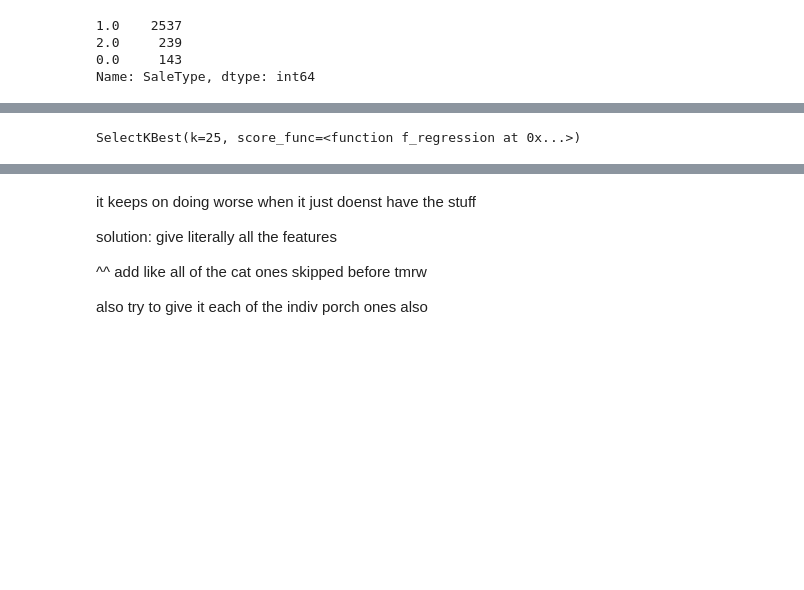
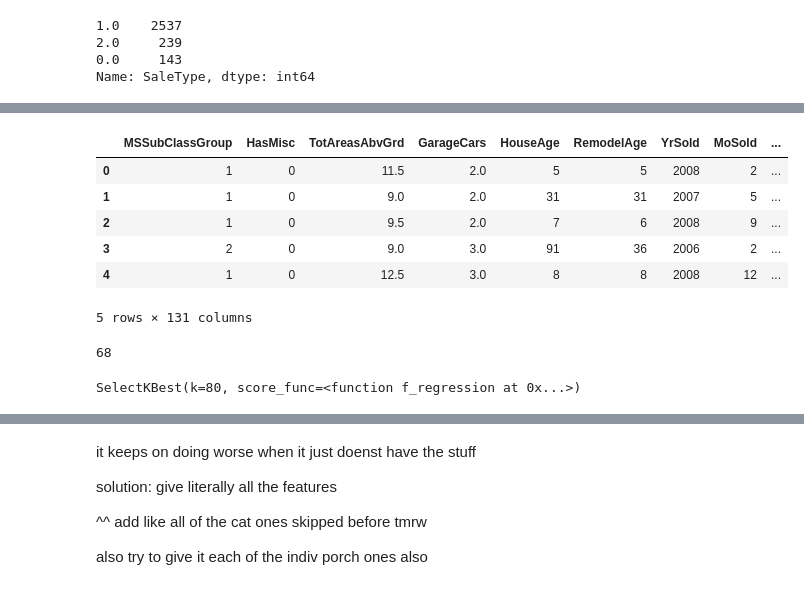
Before and after one commit to MikaO13/House-Prices-Regression, a Jupyter notebook: house_prices.ipynb, the cells around one changed output, grey strips where cells are left out. Drawn from its saved outputs; the diff is of its cells as text; code cells hidden in the pictures; blank space fills up the shorter version.

```diff
--- a/house_prices.ipynb
+++ b/house_prices.ipynb
@@ -306,3 +457,8 @@ X_test = test[features]
+# %%
+features = ['MSSubClassGroup', 'HasMisc', 'TotAreasAbvGrd', 'GarageCars', 'HouseAge', 'RemodelAge', 'YrSold', 'MoSold', 'OverallCond', 'OverallQual', 'SaleType', 'SaleCondition', 'Has2ndBsmt', 'HasPool', 'HasGravel', 'LotShape', 'LandSlope', 'HouseStyle', 'BsmtFinType1', 'BsmtFinType2', 'Electrical', 'BsmtBath', 'Bathrooms', 'BedroomAbvGr', 'KitchenAbvGr', 'TotRmsAbvGrd', 'PavedDrive', 'FenceQual', 'HasFence']
+features += areaCols + qualityCols + get_dummies_cols
+
+# features
 # %%
 len(features)
 # %% [output]
@@ -310,6 +473,23 @@ len(features)
+# %%
+X_train = pd.get_dummies(X_train, columns=get_dummies_cols)
+X_test = pd.get_dummies(X_test, columns=get_dummies_cols)
+# %%
+X_train.head()
+# %% [output]
+|  | MSSubClassGroup | HasMisc | TotAreasAbvGrd | GarageCars | HouseAge | RemodelAge | YrSold | MoSold | ... |
+| 0 | 1 | 0 | 11.5 | 2.0 | 5 | 5 | 2008 | 2 | ... |
+| 1 | 1 | 0 | 9.0 | 2.0 | 31 | 31 | 2007 | 5 | ... |
+| 2 | 1 | 0 | 9.5 | 2.0 | 7 | 6 | 2008 | 9 | ... |
+| 3 | 2 | 0 | 9.0 | 3.0 | 91 | 36 | 2006 | 2 | ... |
+| 4 | 1 | 0 | 12.5 | 3.0 | 8 | 8 | 2008 | 12 | ... |
+5 rows × 131 columns
+# %%
+len(features)
+# %% [output]
+68
 # %%
-kbest = SelectKBest(score_func = f_regression, k = 25)
+kbest = SelectKBest(score_func = f_regression, k = 80)
 kbest.fit(X_train, y_train)
 # %% [output]
-SelectKBest(k=25, score_func=<function f_regression at 0x...>)
+SelectKBest(k=80, score_func=<function f_regression at 0x...>)
 # %%
```
Also changed, not shown: parts of 37 cells of this notebook, 1 other file.
